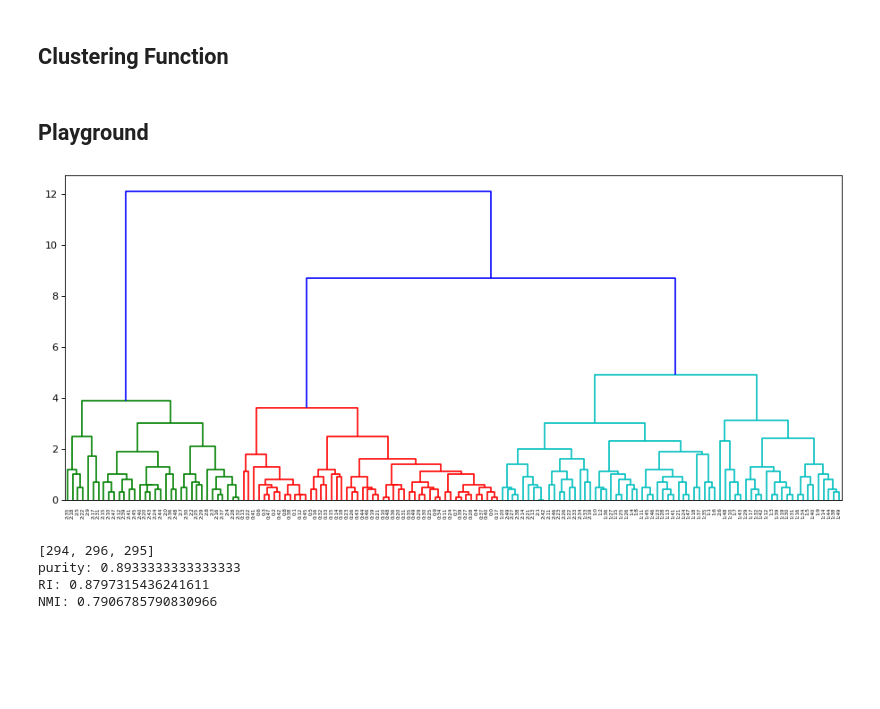
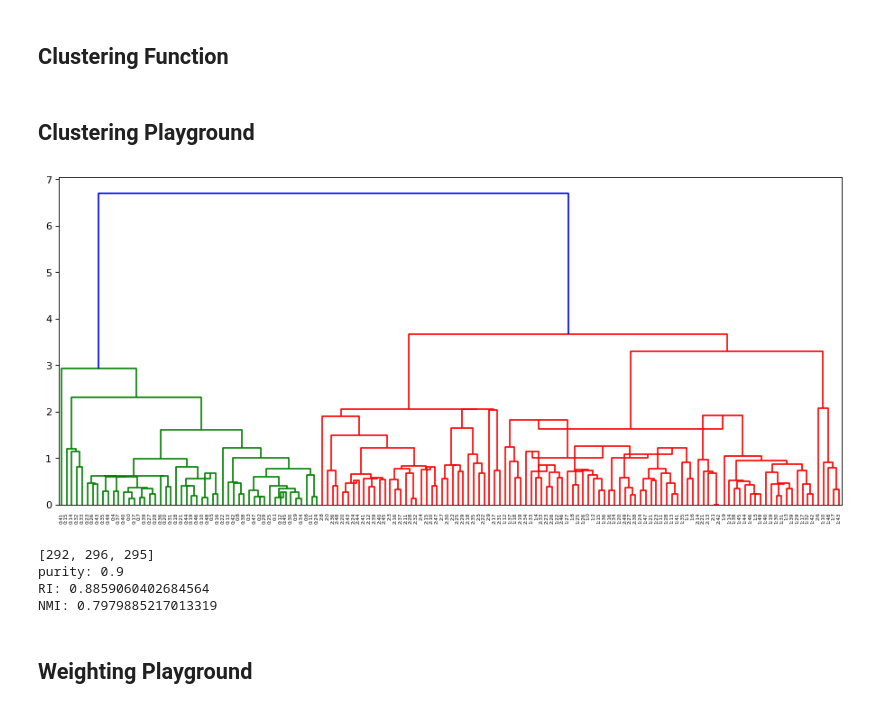
Before and after one commit to joaniffer/466_project, a Jupyter notebook: hierarchy.ipynb, the cells around one changed output. Saved outputs shown, nothing was run; the diff lists cells and outputs as text; code cells hidden in the pictures; blank space fills up the shorter version.

```diff
--- a/hierarchy.ipynb
+++ b/hierarchy.ipynb
@@ -78,7 +40,7 @@ weights = [1,1,1,1]
 Manhattan and vector distance
 # %%
 # one and two are lists of length 4, corresponding to the 4 cols in iris.data
-def manhattan_dist(one, two):
+def manhattan_dist(weights, one, two):
     dist = 0
     for i in range(4):
         dist += abs(one[i] - two[i]) * weights[i]
@@ -375,14 +337,13 @@ def cluster(distance_func, dist_metric):
     return Z
 # %%
 def cluster_and_analyze(normalized, distance_func, dist_metric, use_weights=[1,1,1,1]):
-    weights = use_weights
-
     if normalized:
         iris.data = iris.norm_data
     else:
         iris.data = iris.orig_data
 
-    Z = cluster(distance_func, dist_metric)
+    w_dist_metric = partial(dist_metric, use_weights)
+    Z = cluster(distance_func, w_dist_metric)
 
     plt.figure(figsize=(14, 6), dpi=80)
     dn = hierarchy.dendrogram(Z, labels=labels, leaf_rotation=90)
@@ -394,12 +355,14 @@ def cluster_and_analyze(normalized, distance_func, dist_metric, use_weights=[1,1
     print("RI:", RI(cluster_indices, clusters))
     print("NMI:", NMI(cluster_indices, clusters))
 # %% [markdown]
-## Playground
+## Clustering Playground
-# %%
-cluster_and_analyze(False, complete_distance, manhattan_dist, use_weights=[1,2,4,5])
-# %% [output]
-[figure, removed]
-[294, 296, 295]
-purity: 0.8933333333333333
-RI: 0.8797315436241611
-NMI: 0.7906785790830966
+# %%
+cluster_and_analyze(True, average_distance, manhattan_dist, use_weights=[1.25,.75,1,1])
+# %% [output]
+[figure, added]
+[292, 296, 295]
+purity: 0.9
+RI: 0.8859060402684564
+NMI: 0.7979885217013319
+# %% [markdown]
+## Weighting Playground
```
Also changed, not shown: parts of 10 cells of this notebook.
